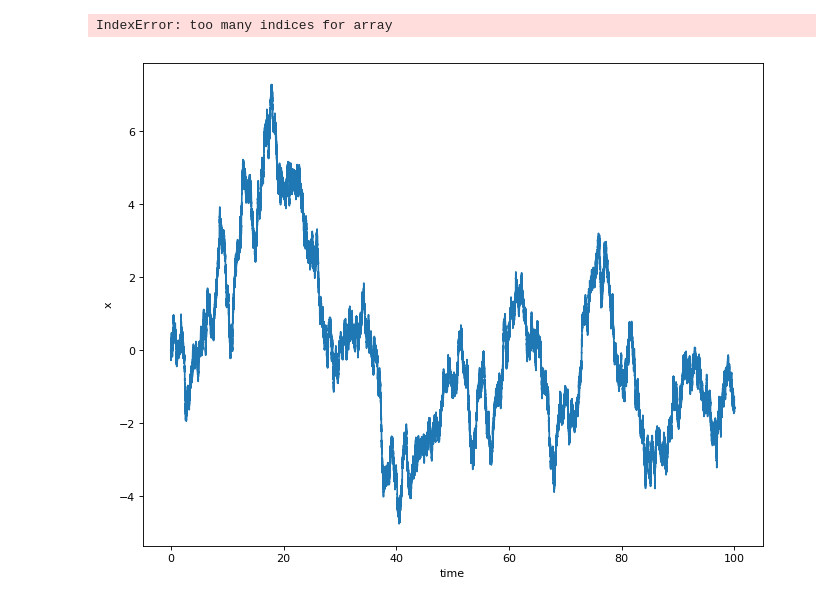
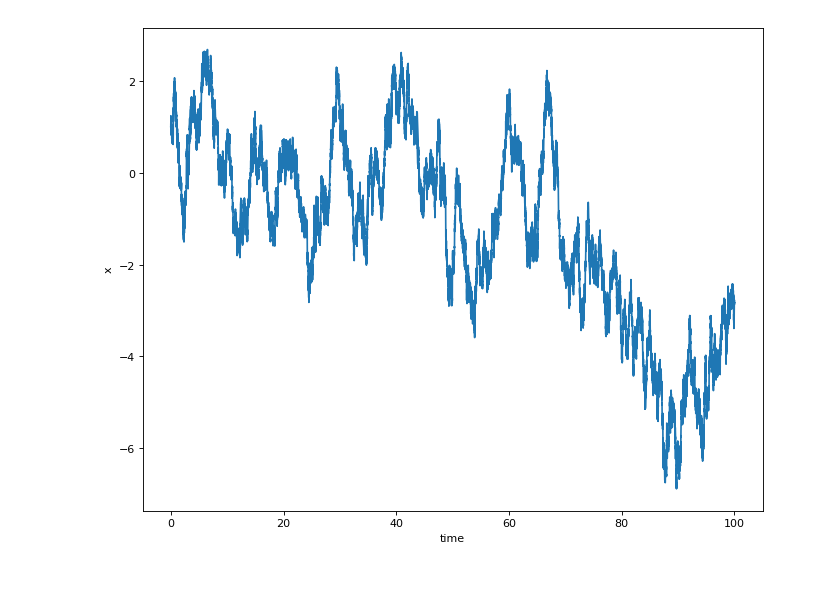
Before and after one commit to carfuentes/notebooks-tests, a Jupyter notebook: Colored-noise.ipynb, the cells around one changed output. Saved outputs shown, nothing was run; the diff lists cells and outputs as text; code cells hidden in the pictures.

```diff
--- a/Colored-noise.ipynb
+++ b/Colored-noise.ipynb
@@ -24,7 +24,3 @@ def colored_noise_euler_integration(x_0, tau, c, D, dt=0.001, t_stop=101):
         x[i+1] = x[i]* mu + sigma * np.random.normal()
 
     return t, x
-# %%
-np.random.rand(16)[1,:]
-# %% [output]
-IndexError: too many indices for array
@@ -43,0 +47,9 @@ def estimated_autocorrelation(x):
+# %%
+# Specify parameters
+x_0 = 1
+tau = 100
+c=1
+dt=0.001
+D=100
+lamda=0.00001
+t_stop=100
@@ -44,19 +58,12 @@ def estimated_autocorrelation(x):
 # %%
-# Specify parameters
-x_0 = 0
-tau = 10
-c=1
-dt=10e-6
-D=0.08
-t_stop=100
 # Perform the solution
 t, x = colored_noise_euler_integration(x_0, tau, c, D, dt, t_stop)
-indexes=[int(t/dt) for t in range(0,t_stop)]
+
 # Plot the result
 figure(num=None, figsize=(10, 8), dpi=80, facecolor='w', edgecolor='k')
 plot(t, x)
 xlabel('time')
 ylabel('x')
 show()
 # %% [output]
-[figure, old version]
+[figure, new version]
```
Also changed, not shown: parts of 16 cells of this notebook, 1 other file.
